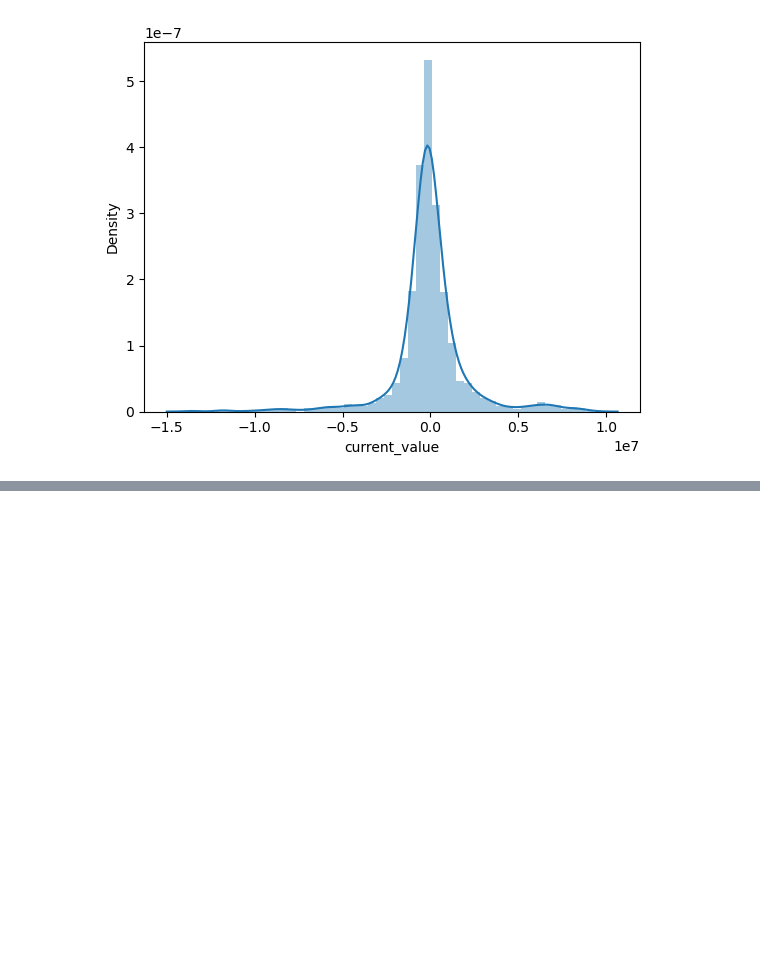
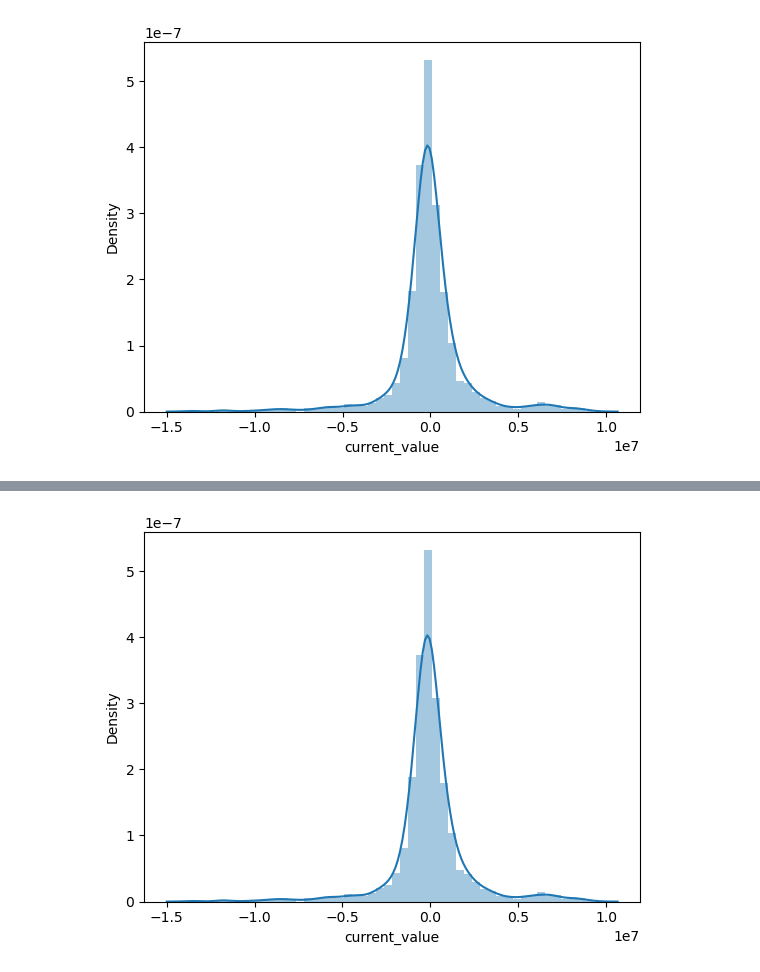
Before and after one commit to Sarraakhalil/Usecase-7, a Jupyter notebook: 01 ML - Linear_Regression.ipynb, the cells around one changed output, grey strips where cells are left out. Cells and saved outputs as stored; diff of their text form; code cells hidden in the pictures; blank space fills up the shorter version.

```diff
--- a/01 ML - Linear_Regression.ipynb
+++ b/01 ML - Linear_Regression.ipynb
@@ -418,0 +603,4 @@ sns.distplot((y_test-predictions),bins=50); # it's good if we get normal distrib
+# %%
+sns.distplot((y_test-predictions_ridge),bins=50);
+# %% [output]
+[figure, added]
```
Also changed, not shown: parts of 33 cells of this notebook.
